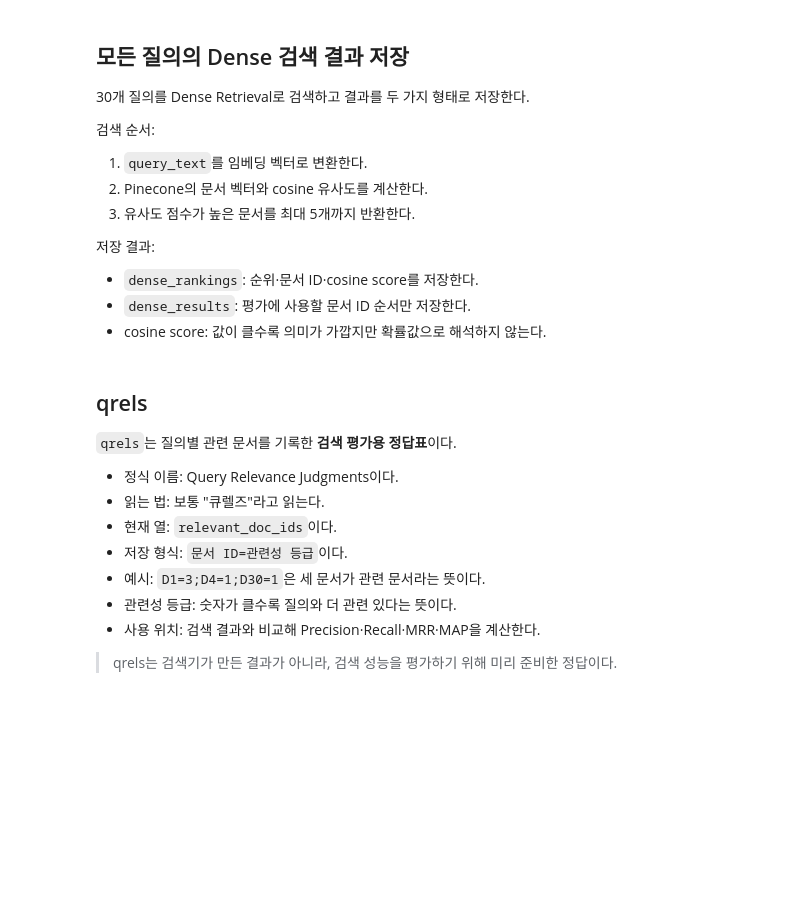
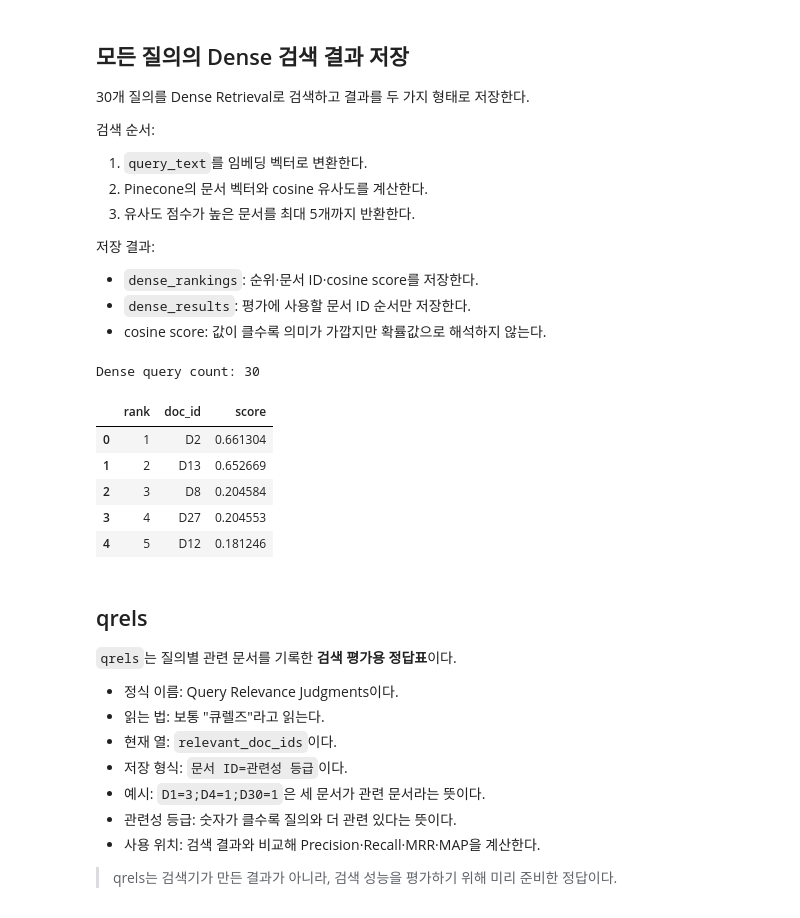
Before and after one commit to skn-family-ai-studybank/09_llm, a Jupyter notebook: 07_advanced_rag/01_retrieval_optimization/02_bm25_dense_comparison.ipynb, the cells around one changed output. Cells and saved outputs as stored; diff of their text form; code cells hidden in the pictures; blank space fills up the shorter version.

```diff
--- a/07_advanced_rag/01_retrieval_optimization/02_bm25_dense_comparison.ipynb
+++ b/07_advanced_rag/01_retrieval_optimization/02_bm25_dense_comparison.ipynb
@@ -299,6 +299,17 @@ PINECONE_INDEX_DIMENSION = int(os.getenv('PINECONE_INDEX_DIMENSION', '1536'))
 # %%
 from langchain_openai import OpenAIEmbeddings
 from langchain_pinecone import PineconeVectorStore
+
+embeddings = OpenAIEmbeddings(
+    model=OPENAI_EMBEDDING_MODEL,
+    dimensions=PINECONE_INDEX_DIMENSION
+)
+
+vector_store = PineconeVectorStore(
+    index_name=PINECONE_INDEX_NAME,
+    namespace=PINECONE_NAMESPACE,
+    embedding=embeddings
+)
 # %% [markdown]
 ## 모든 질의의 Dense 검색 결과 저장
 
@@ -315,6 +326,47 @@ from langchain_pinecone import PineconeVectorStore
 - `dense_rankings`: 순위·문서 ID·cosine score를 저장한다.
 - `dense_results`: 평가에 사용할 문서 ID 순서만 저장한다.
 - cosine score: 값이 클수록 의미가 가깝지만 확률값으로 해석하지 않는다.
+# %%
+dense_rankings = {}
+dense_results = {}
+
+for _, row in queries_df.iterrows():
+    query_id = row['query_id']
+    query_text = row['query_text']
+
+    # similarity_search_with_score(query, k): 질의를 임베딩하고 유사도 상위 문서를 검색한다.
+    documents_and_scores = vector_store.similarity_search_with_score(
+        query=query_text,
+        k=5,
+    )
+
+    ranked_items = [
+        {
+            'rank': rank,
+            'doc_id': document.metadata['doc_id'],
+            'score': float(score),
+        }
+        for rank, (document, score) in enumerate(documents_and_scores, start=1)
+    ]
+    dense_rankings[query_id] = ranked_items
+
+    # item['doc_id']: 상세 결과에서 평가에 필요한 문서 ID만 꺼낸다.
+    dense_results[query_id] = [
+        item['doc_id']
+        for item in ranked_items
+    ]
+
+print('Dense query count:', len(dense_results))
+# DataFrame: Q2의 rank·doc_id·score를 표로 표시한다.
+pd.DataFrame(dense_rankings['Q2'])
+# %% [output]
+Dense query count: 30
+|  | rank | doc_id | score |
+| 0 | 1 | D2 | 0.661304 |
+| 1 | 2 | D13 | 0.652669 |
+| 2 | 3 | D8 | 0.204584 |
+| 3 | 4 | D27 | 0.204553 |
+| 4 | 5 | D12 | 0.181246 |
 # %% [markdown]
 ## qrels
 
```
Also changed, not shown: parts of 7 cells of this notebook, 1 other file.
